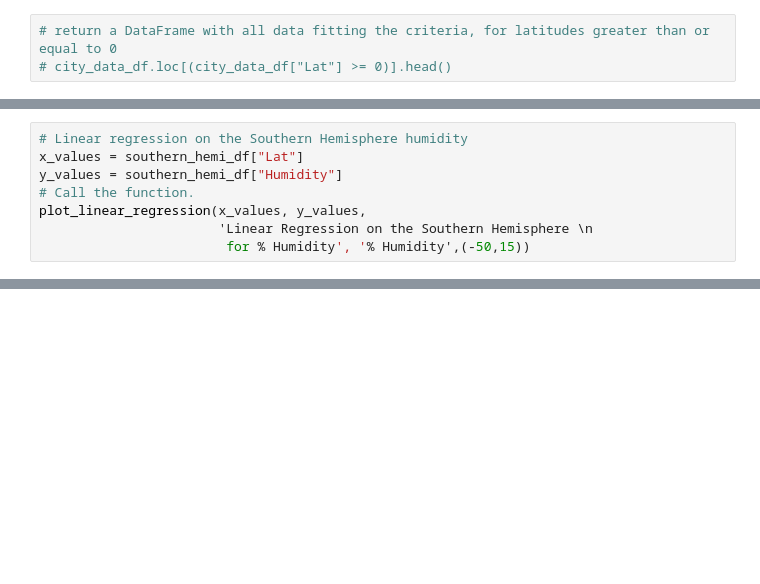
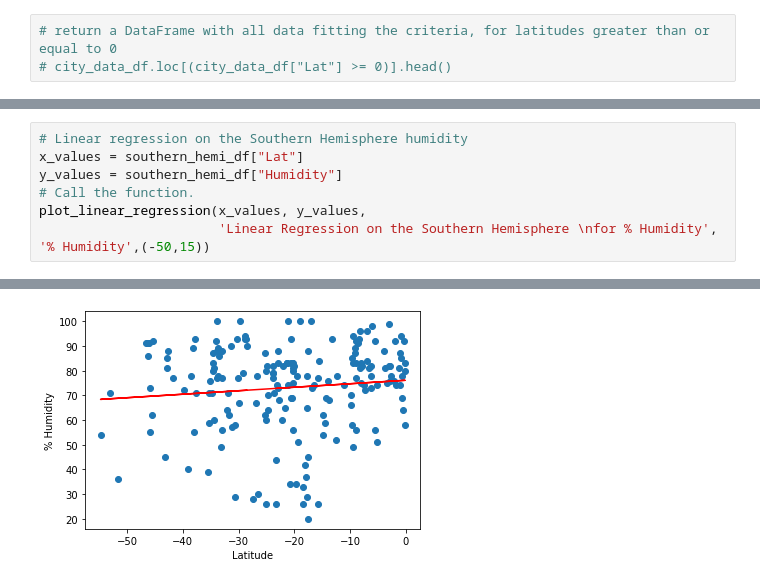
Before and after one commit to MServ/World_Weather_Analysis, a Jupyter notebook: WeatherPy.ipynb, the cells around one changed output, grey strips where cells are left out. Drawn from its saved outputs; the diff is of its cells as text; blank space fills up the shorter version.

```diff
--- a/WeatherPy.ipynb
+++ b/WeatherPy.ipynb
@@ -294,6 +317,5 @@ x_values = southern_hemi_df["Lat"]
 y_values = southern_hemi_df["Humidity"]
 # Call the function.
 plot_linear_regression(x_values, y_values,
-                       'Linear Regression on the Southern Hemisphere \n
-                        for % Humidity', '% Humidity',(-50,15))
+                       'Linear Regression on the Southern Hemisphere \nfor % Humidity', '% Humidity',(-50,15))
 # %% [output]
@@ -301,3 +322,4 @@ SyntaxError: EOL while scanning string literal (<ipython-input-14-ff808d434f24>,
+[figure, added]
 # %%
 # Linear regression on the Northern Hemisphere cloudiness
 x_values = northern_hemi_df["Lat"]
```
Also changed, not shown: parts of 21 cells of this notebook, 6 other files.
